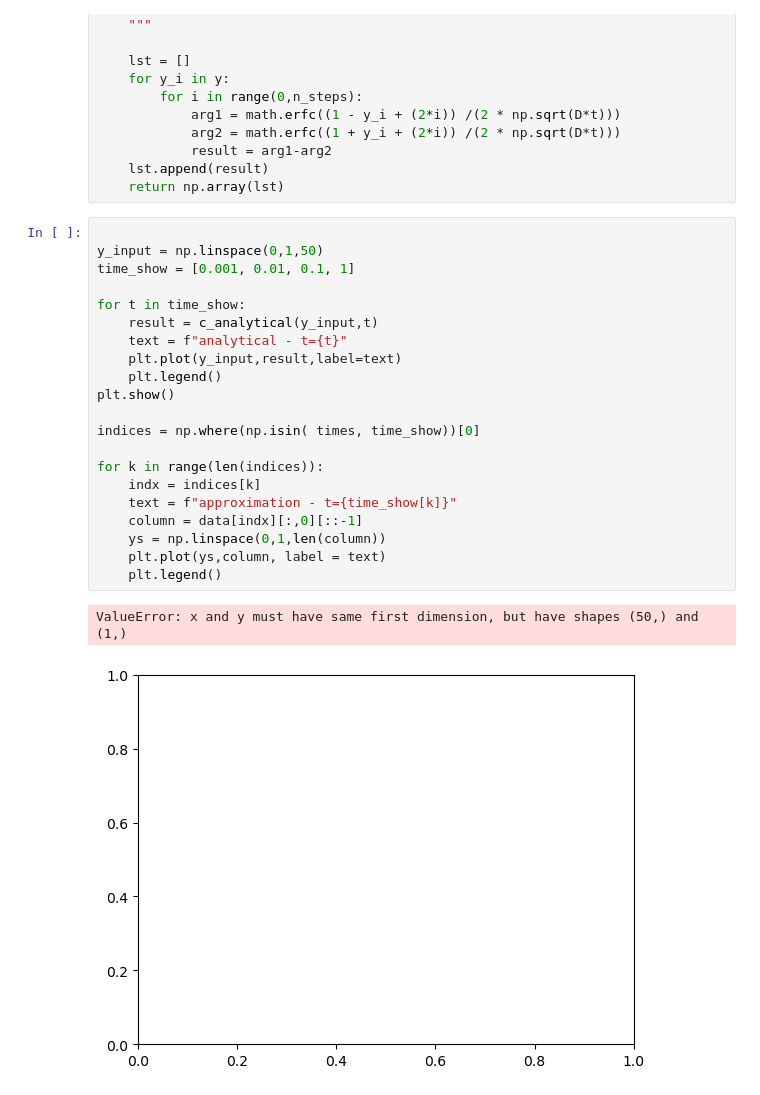
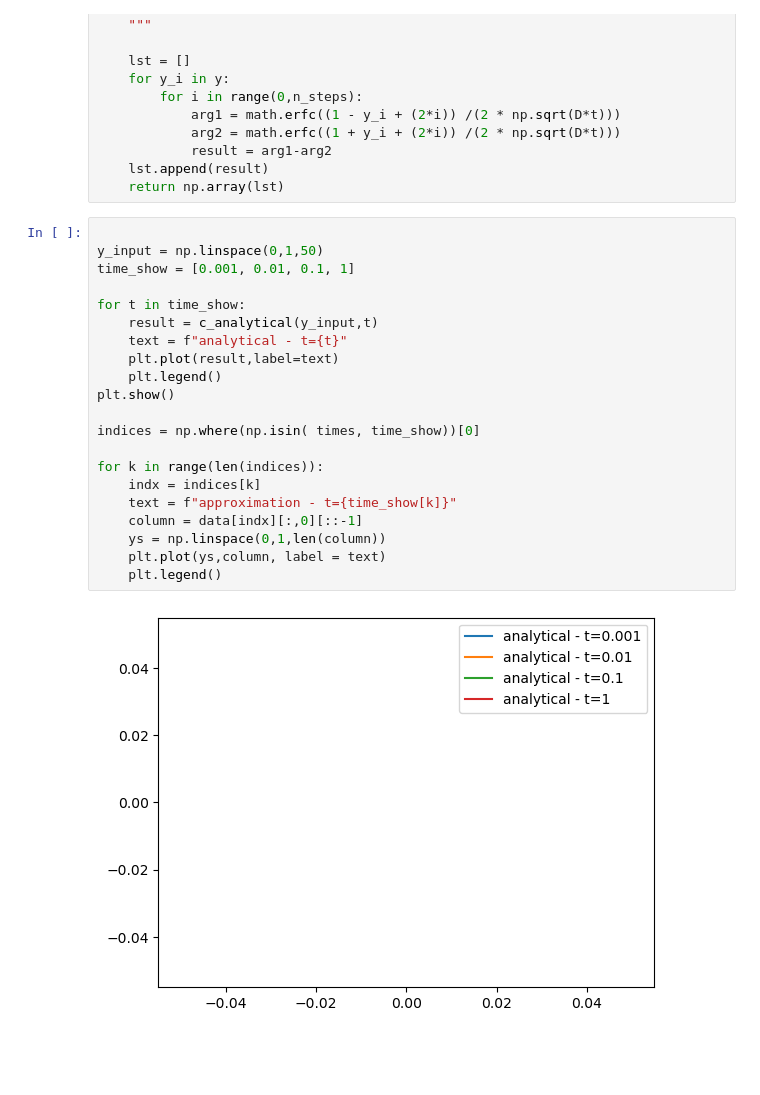
Before and after one commit to JuanSandalinas/Scientific-Computing, a Jupyter notebook: workbook.ipynb, the cells around one changed output. Drawn from its saved outputs; the diff is of its cells as text; blank space fills up the shorter version.

```diff
--- a/workbook.ipynb
+++ b/workbook.ipynb
@@ -93,24 +93,23 @@ def c_analytical(y, t, D=1, n_steps=100):
 # %%
 
 y_input = np.linspace(0,1,50)
 time_show = [0.001, 0.01, 0.1, 1]
 
 for t in time_show:
     result = c_analytical(y_input,t)
     text = f"analytical - t={t}"
-    plt.plot(y_input,result,label=text)
+    plt.plot(result,label=text)
     plt.legend()
 plt.show()
 
 indices = np.where(np.isin( times, time_show))[0]
 
 for k in range(len(indices)):
     indx = indices[k]
     text = f"approximation - t={time_show[k]}"
     column = data[indx][:,0][::-1]
     ys = np.linspace(0,1,len(column))
     plt.plot(ys,column, label = text)
     plt.legend()
 # %% [output]
-ValueError: x and y must have same first dimension, but have shapes (50,) and (1,)
-[figure, old version]
+[figure, new version]
```
Also changed, not shown: parts of 1 cell of this notebook, 2 other files.
